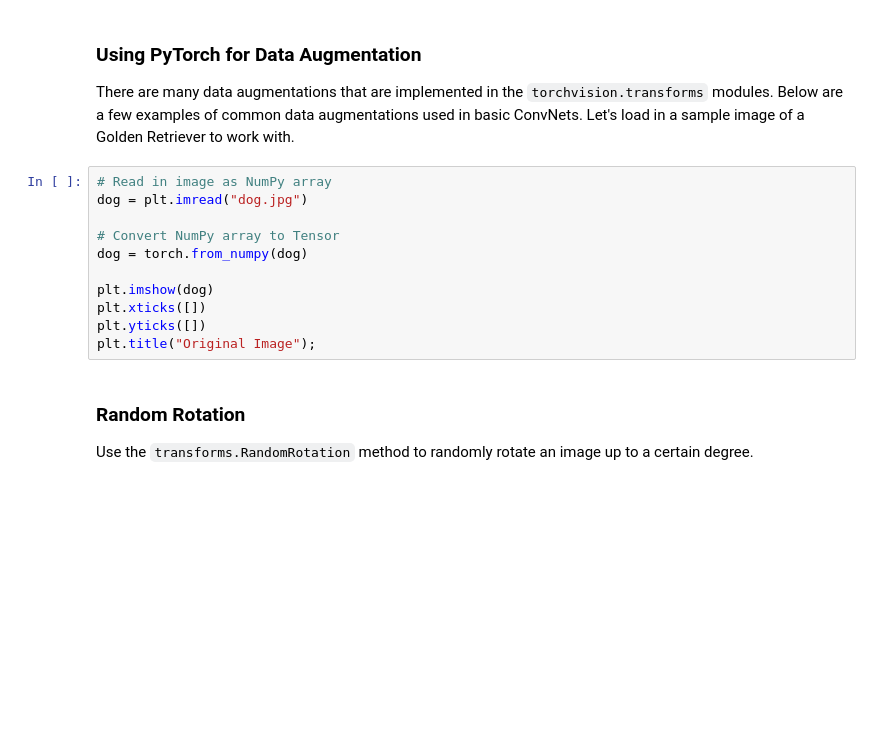
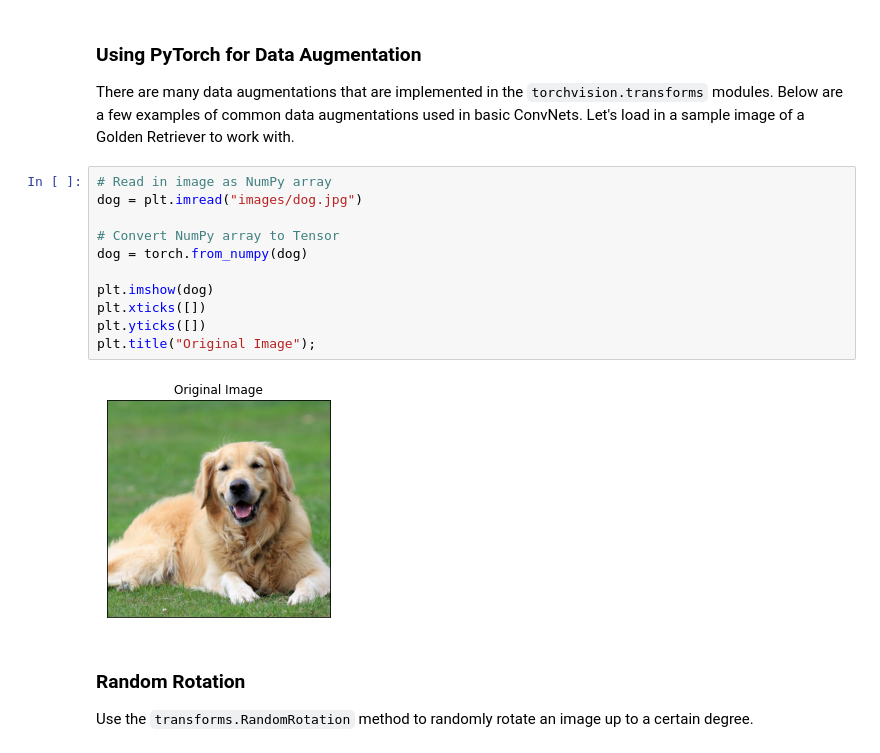
Before and after one commit to willfurtado/cs182demo, a Jupyter notebook: main.ipynb, the cells around one changed output. Drawn from its saved outputs; the diff is of its cells as text; blank space fills up the shorter version.

Commit message:
Adding image folder and training loops

```diff
--- a/main.ipynb
+++ b/main.ipynb
@@ -65,15 +71,17 @@ The basic augmentations included in the lecture are:
 There are many data augmentations that are implemented in the `torchvision.transforms` modules. Below are a few examples of common data augmentations used in basic ConvNets. Let's load in a sample image of a Golden Retriever to work with.
 # %%
 # Read in image as NumPy array
-dog = plt.imread("dog.jpg")
+dog = plt.imread("images/dog.jpg")
 
 # Convert NumPy array to Tensor
 dog = torch.from_numpy(dog)
 
 plt.imshow(dog)
 plt.xticks([])
 plt.yticks([])
 plt.title("Original Image");
+# %% [output]
+[figure, added]
 # %% [markdown]
 ### Random Rotation
 Use the `transforms.RandomRotation` method to randomly rotate an image up to a certain degree.
```
Also changed, not shown: parts of 30 cells of this notebook, 5 other files.
